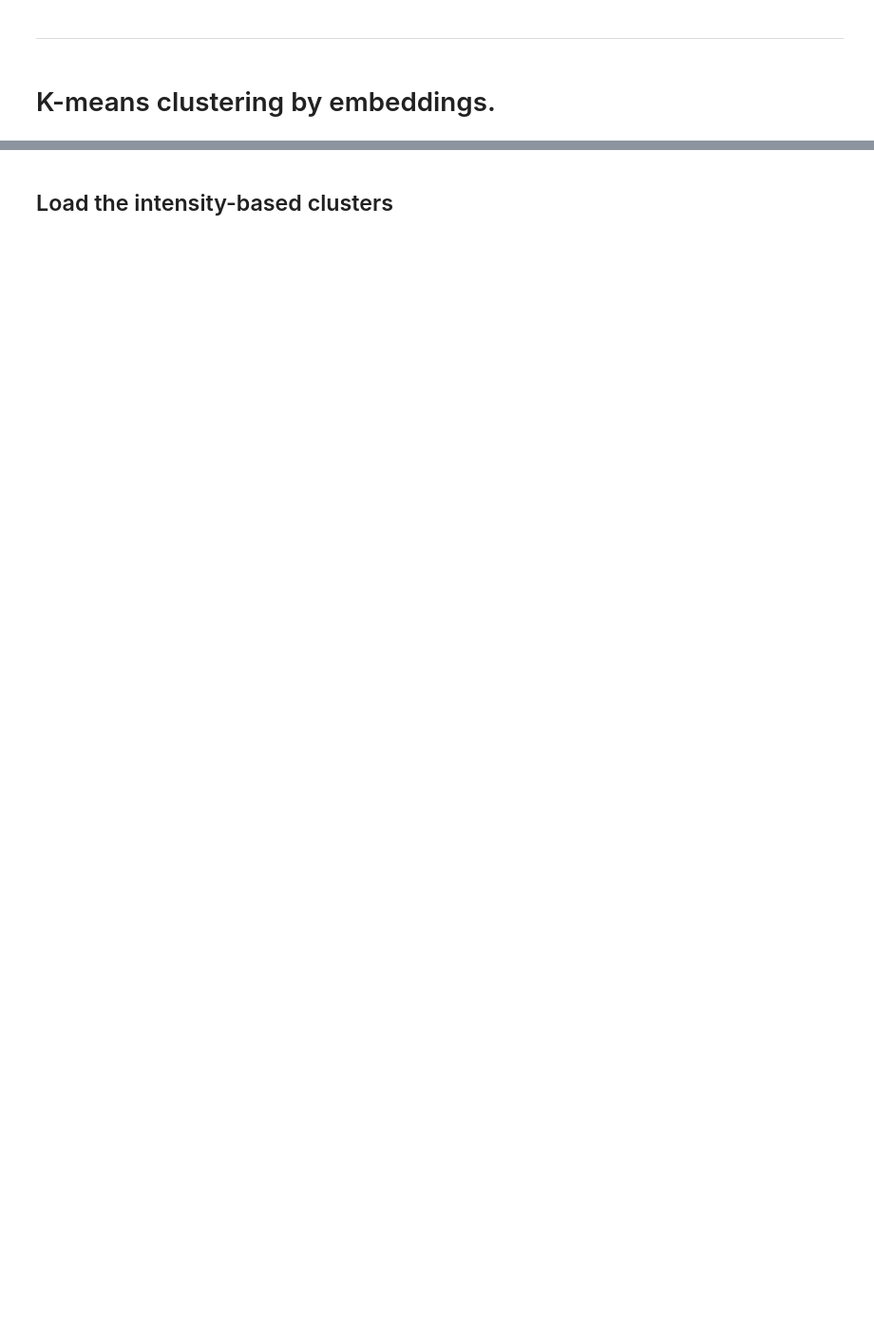
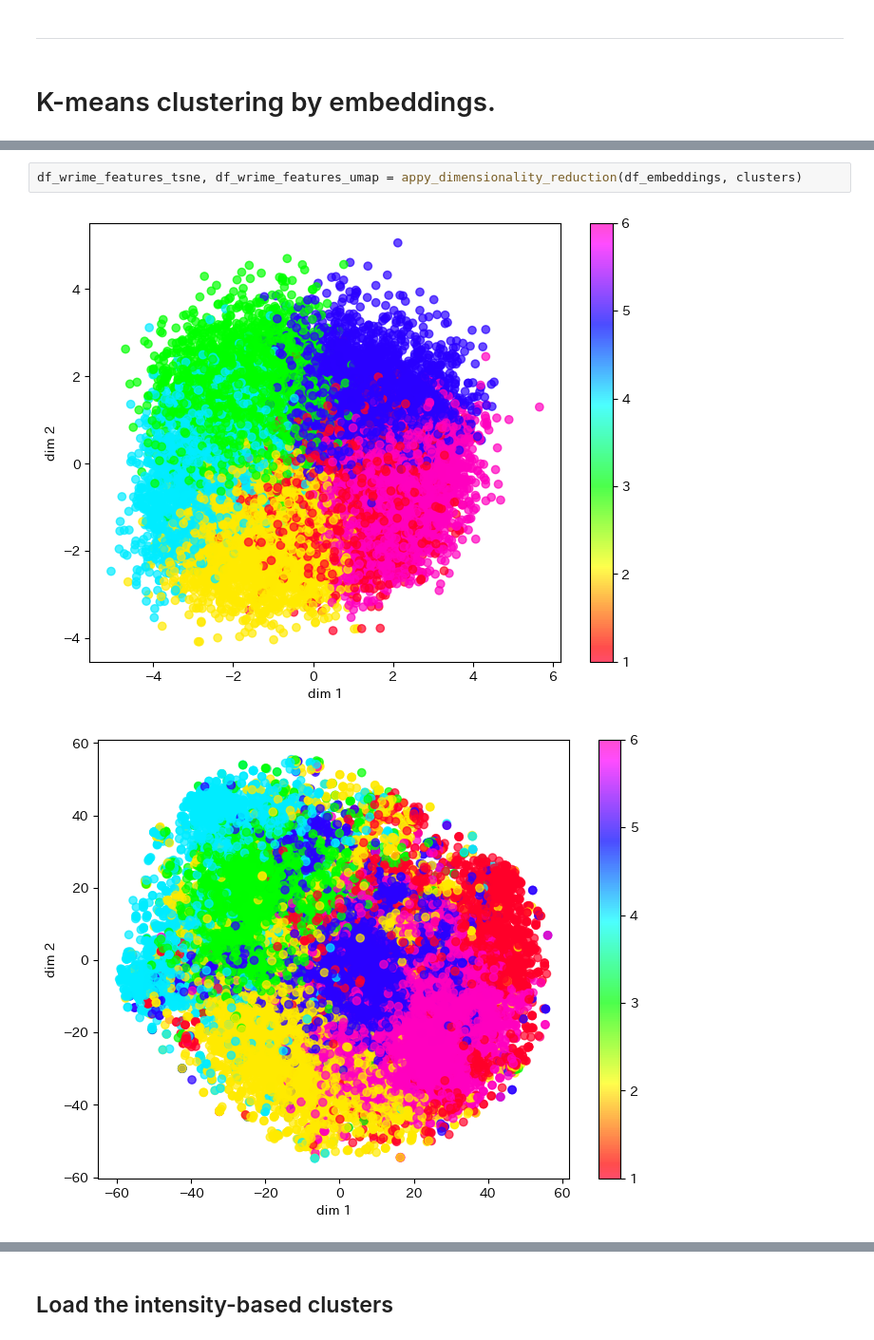
Before and after one commit to maruyama-lab-design/Preservation-of-Emotional-Context-in-Tweet-Embeddings, a Jupyter notebook: pretrained_bert_kmeans.ipynb, the cells around one changed output, grey strips where cells are left out. Shown at 95% size. Saved outputs shown, nothing was run; the diff lists cells and outputs as text; blank space fills up the shorter version.

```diff
--- a/pretrained_bert_kmeans.ipynb
+++ b/pretrained_bert_kmeans.ipynb
@@ -216,0 +163,5 @@ plt.show()
+# %%
+df_wrime_features_tsne, df_wrime_features_umap = appy_dimensionality_reduction(df_embeddings, clusters)
+# %% [output]
+[figure, added]
+[figure, added]
```
Also changed, not shown: parts of 48 cells of this notebook, 3 other files.
